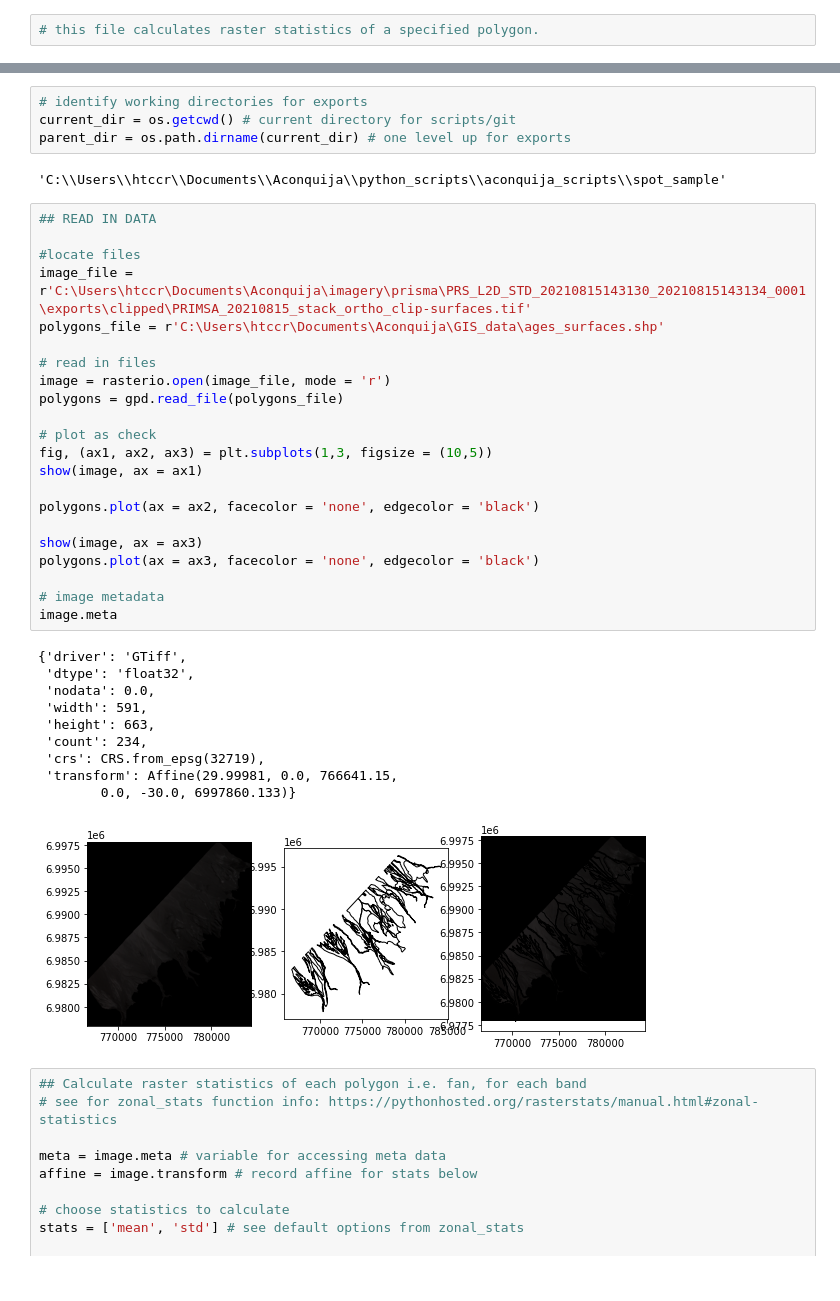
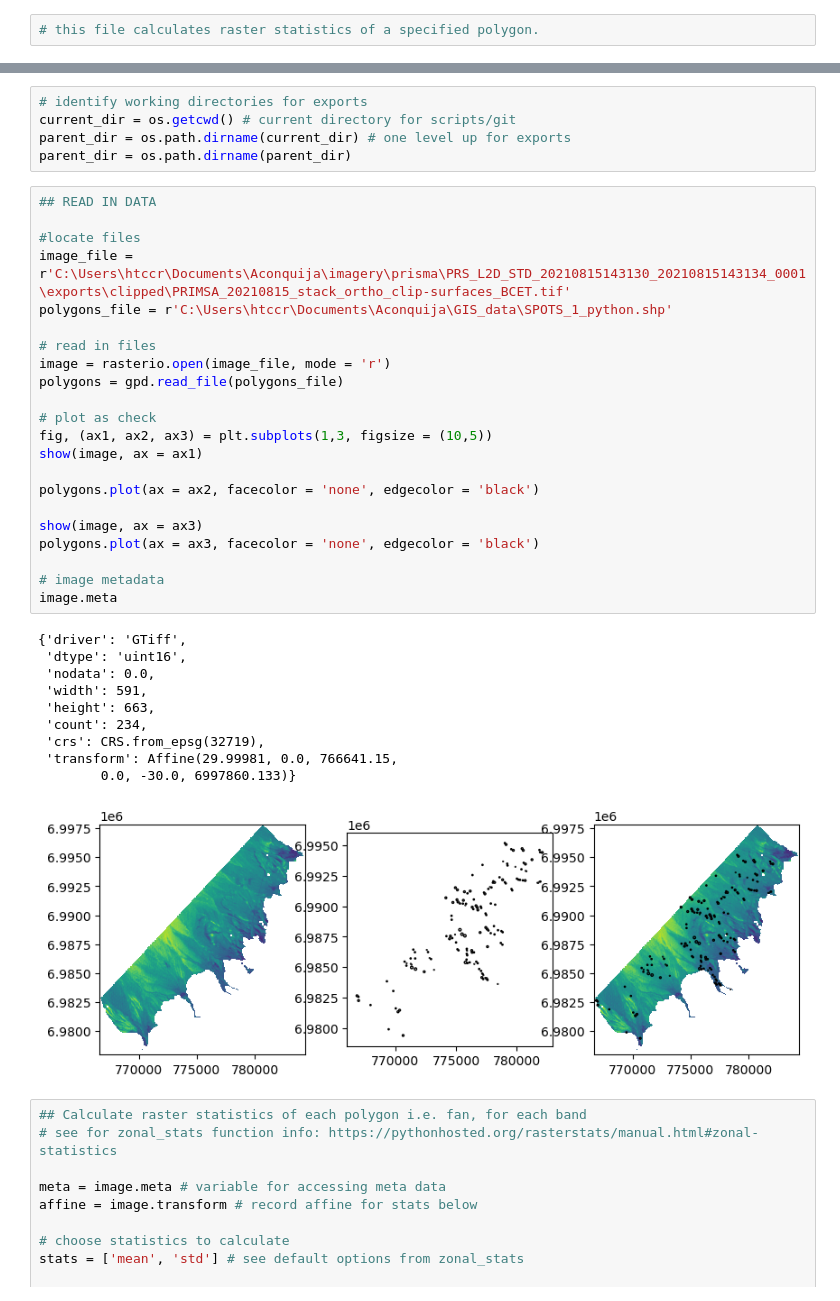
Before and after one commit to henrytcrawford/MSc_scripts_Aconquija, a Jupyter notebook: spot_sample/spot_sample.ipynb, the cells around one changed output, grey strips where cells are left out. Saved outputs shown, nothing was run; the diff lists cells and outputs as text.

Commit message:
Specific to GIS output Bit of a mess
Code is a bit of a mess. but now automatically takes in the GIS output table for SPOTS

```diff
--- a/spot_sample/spot_sample.ipynb
+++ b/spot_sample/spot_sample.ipynb
@@ -15,41 +17,40 @@ from os import path
 # identify working directories for exports
 current_dir = os.getcwd() # current directory for scripts/git
 parent_dir = os.path.dirname(current_dir) # one level up for exports
+parent_dir = os.path.dirname(parent_dir)
-# %% [output]
-'C:\\Users\\htccr\\Documents\\Aconquija\\python_scripts\\aconquija_scripts\\spot_sample'
 # %%
 ## READ IN DATA
 
 #locate files
-image_file = r'C:\Users\htccr\Documents\Aconquija\imagery\prisma\PRS_L2D_STD_20210815143130_20210815143134_0001\exports\clipped\PRIMSA_20210815_stack_ortho_clip-surfaces.tif'
-polygons_file = r'C:\Users\htccr\Documents\Aconquija\GIS_data\ages_surfaces.shp'
+image_file = r'C:\Users\htccr\Documents\Aconquija\imagery\prisma\PRS_L2D_STD_20210815143130_20210815143134_0001\exports\clipped\PRIMSA_20210815_stack_ortho_clip-surfaces_BCET.tif'
+polygons_file = r'C:\Users\htccr\Documents\Aconquija\GIS_data\SPOTS_1_python.shp'
 
 # read in files
 image = rasterio.open(image_file, mode = 'r')
 polygons = gpd.read_file(polygons_file)
 
 # plot as check
 fig, (ax1, ax2, ax3) = plt.subplots(1,3, figsize = (10,5))
 show(image, ax = ax1)
 
 polygons.plot(ax = ax2, facecolor = 'none', edgecolor = 'black')
 
 show(image, ax = ax3)
 polygons.plot(ax = ax3, facecolor = 'none', edgecolor = 'black')
 
 # image metadata
 image.meta
 # %% [output]
 {'driver': 'GTiff',
- 'dtype': 'float32',
+ 'dtype': 'uint16',
  'nodata': 0.0,
  'width': 591,
  'height': 663,
  'count': 234,
  'crs': CRS.from_epsg(32719),
  'transform': Affine(29.99981, 0.0, 766641.15,
         0.0, -30.0, 6997860.133)}
-[figure, old version]
+[figure, new version]
 # %%
 ## Calculate raster statistics of each polygon i.e. fan, for each band
 # see for zonal_stats function info: https://pythonhosted.org/rasterstats/manual.html#zonal-statistics
```
Also changed, not shown: parts of 16 cells of this notebook, 9 other files.
